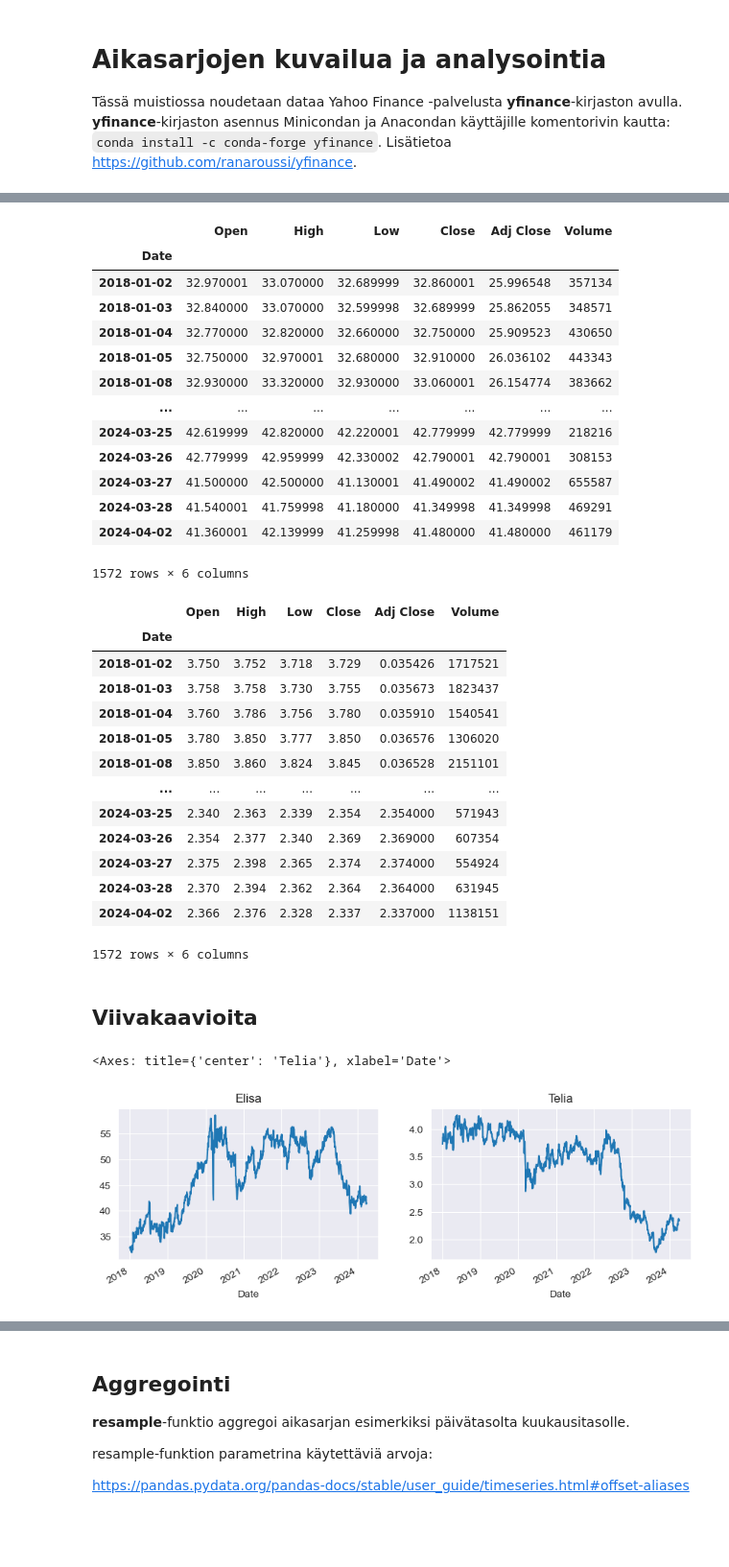
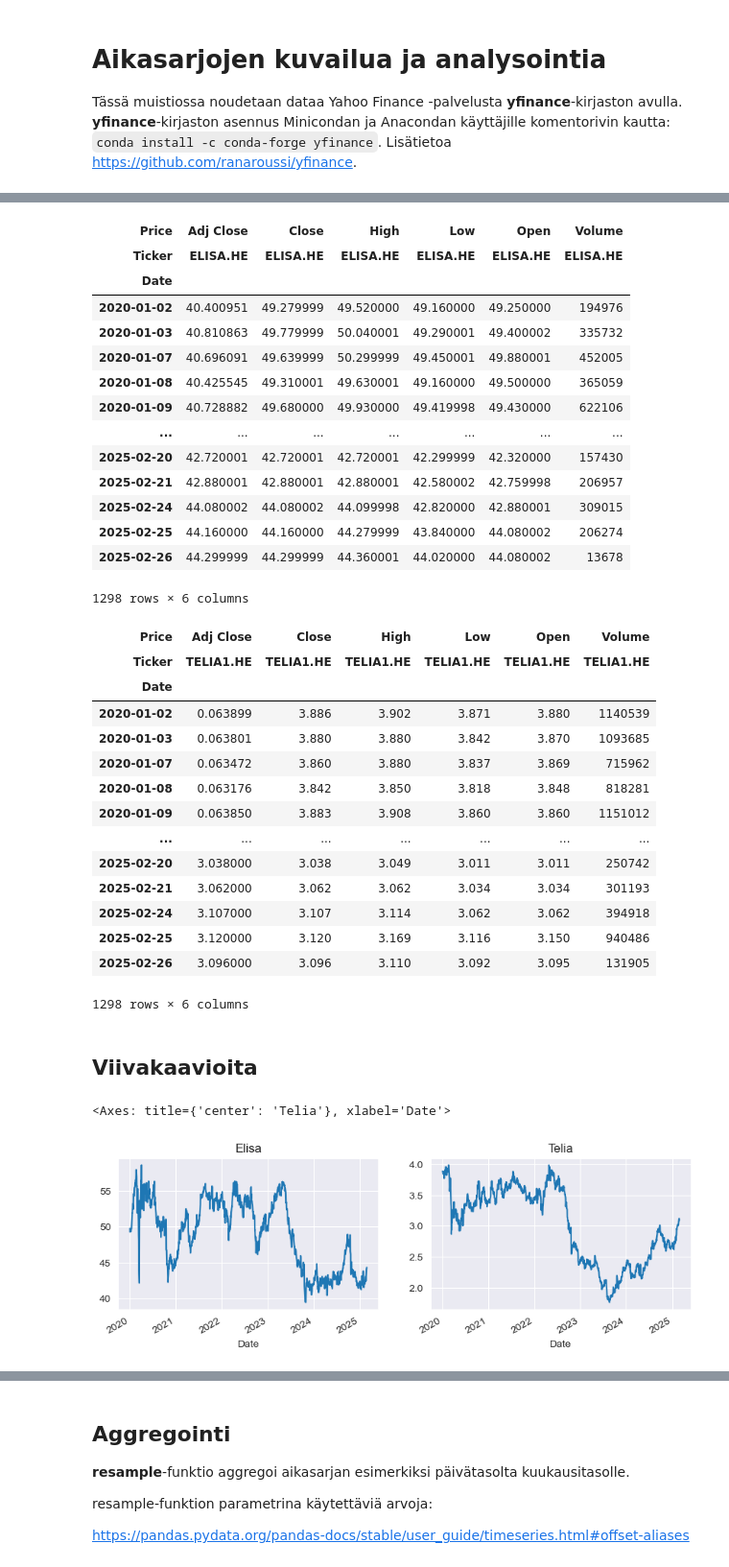
Before and after one commit to taanila/aikasarjat, a Jupyter notebook: aikasarjat.ipynb, the cells around one changed output, grey strips where cells are left out. Shown at 96% size. Drawn from its saved outputs; the diff is of its cells as text; code cells hidden in the pictures; blank space fills up the shorter version.

```diff
--- a/aikasarjat.ipynb
+++ b/aikasarjat.ipynb
@@ -26,4 +28,4 @@ Joka kerta kun suoritan koodin, saan mukaan myös tuoreimmat tiedot.
 # %%
-elisa = yf.download('ELISA.HE', start='2018-1-1')
-telia = yf.download('TELIA1.HE', start='2018-1-1')
+elisa = yf.download('ELISA.HE', start='2020-1-1', auto_adjust=False)
+telia = yf.download('TELIA1.HE', start='2020-1-1', auto_adjust=False)
 # %% [output]
@@ -33,48 +35,50 @@ telia = yf.download('TELIA1.HE', start='2018-1-1')
 # Datan alku- ja loppuosa
 elisa
 # %% [output]
-|  | Open | High | Low | Close | Adj Close | Volume |
+| Price | Adj Close | Close | High | Low | Open | Volume |
+| Ticker | ELISA.HE | ELISA.HE | ELISA.HE | ELISA.HE | ELISA.HE | ELISA.HE |
 | Date |  |  |  |  |  |  |
-| 2018-01-02 | 32.970001 | 33.070000 | 32.689999 | 32.860001 | 25.996548 | 357134 |
-| 2018-01-03 | 32.840000 | 33.070000 | 32.599998 | 32.689999 | 25.862055 | 348571 |
-| 2018-01-04 | 32.770000 | 32.820000 | 32.660000 | 32.750000 | 25.909523 | 430650 |
-| 2018-01-05 | 32.750000 | 32.970001 | 32.680000 | 32.910000 | 26.036102 | 443343 |
-| 2018-01-08 | 32.930000 | 33.320000 | 32.930000 | 33.060001 | 26.154774 | 383662 |
+| 2020-01-02 | 40.400951 | 49.279999 | 49.520000 | 49.160000 | 49.250000 | 194976 |
+| 2020-01-03 | 40.810863 | 49.779999 | 50.040001 | 49.290001 | 49.400002 | 335732 |
+| 2020-01-07 | 40.696091 | 49.639999 | 50.299999 | 49.450001 | 49.880001 | 452005 |
+| 2020-01-08 | 40.425545 | 49.310001 | 49.630001 | 49.160000 | 49.500000 | 365059 |
+| 2020-01-09 | 40.728882 | 49.680000 | 49.930000 | 49.419998 | 49.430000 | 622106 |
 | ... | ... | ... | ... | ... | ... | ... |
-| 2024-03-25 | 42.619999 | 42.820000 | 42.220001 | 42.779999 | 42.779999 | 218216 |
-| 2024-03-26 | 42.779999 | 42.959999 | 42.330002 | 42.790001 | 42.790001 | 308153 |
-| 2024-03-27 | 41.500000 | 42.500000 | 41.130001 | 41.490002 | 41.490002 | 655587 |
-| 2024-03-28 | 41.540001 | 41.759998 | 41.180000 | 41.349998 | 41.349998 | 469291 |
-| 2024-04-02 | 41.360001 | 42.139999 | 41.259998 | 41.480000 | 41.480000 | 461179 |
+| 2025-02-20 | 42.720001 | 42.720001 | 42.720001 | 42.299999 | 42.320000 | 157430 |
+| 2025-02-21 | 42.880001 | 42.880001 | 42.880001 | 42.580002 | 42.759998 | 206957 |
+| 2025-02-24 | 44.080002 | 44.080002 | 44.099998 | 42.820000 | 42.880001 | 309015 |
+| 2025-02-25 | 44.160000 | 44.160000 | 44.279999 | 43.840000 | 44.080002 | 206274 |
+| 2025-02-26 | 44.299999 | 44.299999 | 44.360001 | 44.020000 | 44.080002 | 13678 |
-1572 rows × 6 columns
+1298 rows × 6 columns
 # %%
 # Datan alku- ja loppuosa
 telia
 # %% [output]
-|  | Open | High | Low | Close | Adj Close | Volume |
+| Price | Adj Close | Close | High | Low | Open | Volume |
+| Ticker | TELIA1.HE | TELIA1.HE | TELIA1.HE | TELIA1.HE | TELIA1.HE | TELIA1.HE |
 | Date |  |  |  |  |  |  |
-| 2018-01-02 | 3.750 | 3.752 | 3.718 | 3.729 | 0.035426 | 1717521 |
-| 2018-01-03 | 3.758 | 3.758 | 3.730 | 3.755 | 0.035673 | 1823437 |
-| 2018-01-04 | 3.760 | 3.786 | 3.756 | 3.780 | 0.035910 | 1540541 |
-| 2018-01-05 | 3.780 | 3.850 | 3.777 | 3.850 | 0.036576 | 1306020 |
-| 2018-01-08 | 3.850 | 3.860 | 3.824 | 3.845 | 0.036528 | 2151101 |
+| 2020-01-02 | 0.063899 | 3.886 | 3.902 | 3.871 | 3.880 | 1140539 |
+| 2020-01-03 | 0.063801 | 3.880 | 3.880 | 3.842 | 3.870 | 1093685 |
+| 2020-01-07 | 0.063472 | 3.860 | 3.880 | 3.837 | 3.869 | 715962 |
+| 2020-01-08 | 0.063176 | 3.842 | 3.850 | 3.818 | 3.848 | 818281 |
+| 2020-01-09 | 0.063850 | 3.883 | 3.908 | 3.860 | 3.860 | 1151012 |
 | ... | ... | ... | ... | ... | ... | ... |
-| 2024-03-25 | 2.340 | 2.363 | 2.339 | 2.354 | 2.354000 | 571943 |
-| 2024-03-26 | 2.354 | 2.377 | 2.340 | 2.369 | 2.369000 | 607354 |
-| 2024-03-27 | 2.375 | 2.398 | 2.365 | 2.374 | 2.374000 | 554924 |
-| 2024-03-28 | 2.370 | 2.394 | 2.362 | 2.364 | 2.364000 | 631945 |
-| 2024-04-02 | 2.366 | 2.376 | 2.328 | 2.337 | 2.337000 | 1138151 |
+| 2025-02-20 | 3.038000 | 3.038 | 3.049 | 3.011 | 3.011 | 250742 |
+| 2025-02-21 | 3.062000 | 3.062 | 3.062 | 3.034 | 3.034 | 301193 |
+| 2025-02-24 | 3.107000 | 3.107 | 3.114 | 3.062 | 3.062 | 394918 |
+| 2025-02-25 | 3.120000 | 3.120 | 3.169 | 3.116 | 3.150 | 940486 |
+| 2025-02-26 | 3.096000 | 3.096 | 3.110 | 3.092 | 3.095 | 131905 |
-1572 rows × 6 columns
+1298 rows × 6 columns
 # %% [markdown]
 ## Viivakaavioita
 # %%
 # Osakkeen hinnan kehitys koko aikavälillä
 fig, axs = plt.subplots(nrows=1, ncols=2, figsize=(10, 3))
-elisa['Close'].plot(ax=axs[0], title='Elisa')
-telia['Close'].plot(ax=axs[1], title='Telia')
+elisa['Close'].plot(ax=axs[0], title='Elisa', legend=False)
+telia['Close'].plot(ax=axs[1], title='Telia', legend=False)
 # %% [output]
 <Axes: title={'center': 'Telia'}, xlabel='Date'>
-[figure, old version]
+[figure, new version]
 # %%
 # Kehitys vuoden 2024 alusta
 fig, axs = plt.subplots(nrows=1, ncols=2, figsize=(10, 3))
```
Also changed, not shown: parts of 25 cells of this notebook.
